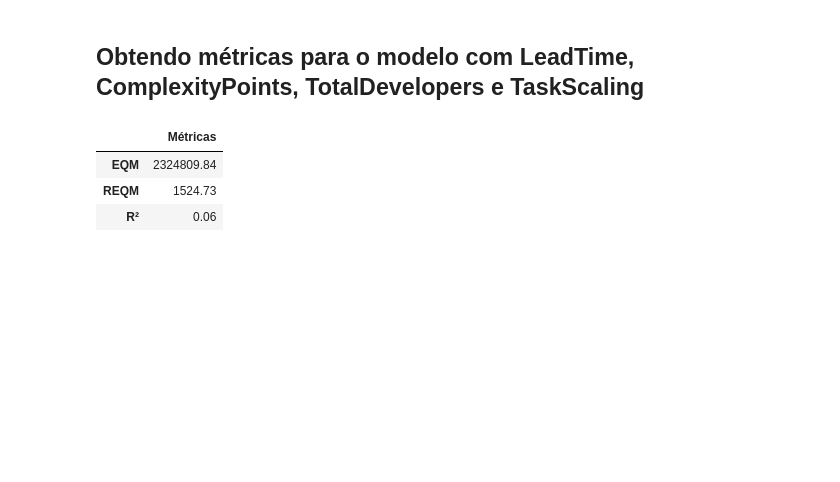
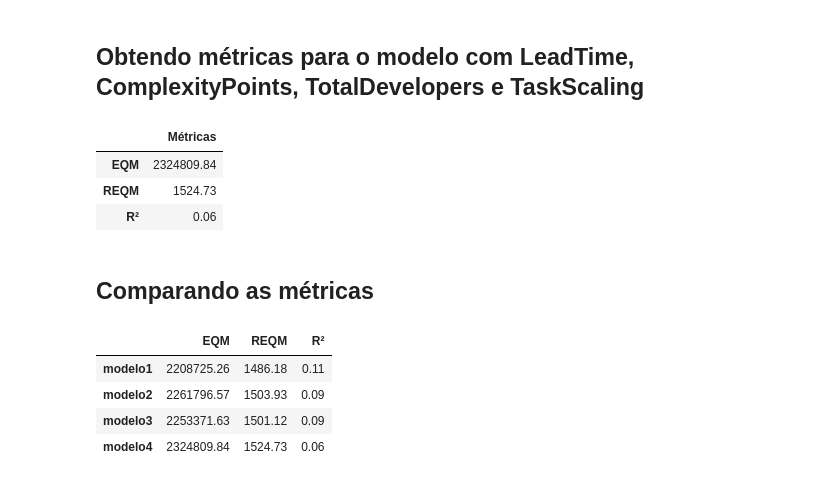
Before and after one commit to Technical-Debt-Large-Scale/tdmls, a Jupyter notebook: Análise dos Fatores que Podem Impactar a Dívida Técnica.ipynb, the cells around one changed output. Saved outputs shown, nothing was run; the diff lists cells and outputs as text; code cells hidden in the pictures; blank space fills up the shorter version.

```diff
--- a/Análise dos Fatores que Podem Impactar a Dívida Técnica.ipynb
+++ b/Análise dos Fatores que Podem Impactar a Dívida Técnica.ipynb
@@ -1290,13 +1277,33 @@ pd.DataFrame([EQM_3, REQM_3, R2_3], ['EQM', 'REQM', 'R²'], columns=['Métricas'
 # %% [markdown]
 ## Obtendo métricas para o modelo com LeadTime, ComplexityPoints, TotalDevelopers e TaskScaling
 # %%
-EQM4 = metrics.mean_squared_error(y4_test, y_previsto_4).round(2)
-REQM4 = np.sqrt(metrics.mean_squared_error(y4_test, y_previsto_4)).round(2)
+EQM_4 = metrics.mean_squared_error(y4_test, y_previsto_4).round(2)
+REQM_4 = np.sqrt(metrics.mean_squared_error(y4_test, y_previsto_4)).round(2)
 R2_4 = metrics.r2_score(y4_test, y_previsto_4).round(2)
 
-pd.DataFrame([EQM4, REQM4, R2_4], ['EQM', 'REQM', 'R²'], columns=['Métricas'])
+pd.DataFrame([EQM_4, REQM_4, R2_4], ['EQM', 'REQM', 'R²'], columns=['Métricas'])
 # %% [output]
 |  | Métricas |
 | EQM | 2324809.84 |
 | REQM | 1524.73 |
 | R² | 0.06 |
+# %% [markdown]
+## Comparando as métricas
+# %%
+my_data_metricas = np.array([
+    [EQM_1, REQM_1, R2_1],
+    [EQM_2, REQM_2, R2_2],
+    [EQM_3, REQM_3, R2_3],
+    [EQM_4, REQM_4, R2_4],
+    ])
+my_index_metricas = ['modelo1', 'modelo2', 'modelo3', 'modelo4']
+my_columns_metricas = ['EQM', 'REQM', 'R²']
+
+df_my_metricas = pd.DataFrame(data=my_data_metricas, index=my_index_metricas, columns=my_columns_metricas)
+df_my_metricas
+# %% [output]
+|  | EQM | REQM | R² |
+| modelo1 | 2208725.26 | 1486.18 | 0.11 |
+| modelo2 | 2261796.57 | 1503.93 | 0.09 |
+| modelo3 | 2253371.63 | 1501.12 | 0.09 |
+| modelo4 | 2324809.84 | 1524.73 | 0.06 |
```
Also changed, not shown: parts of 49 cells of this notebook.
